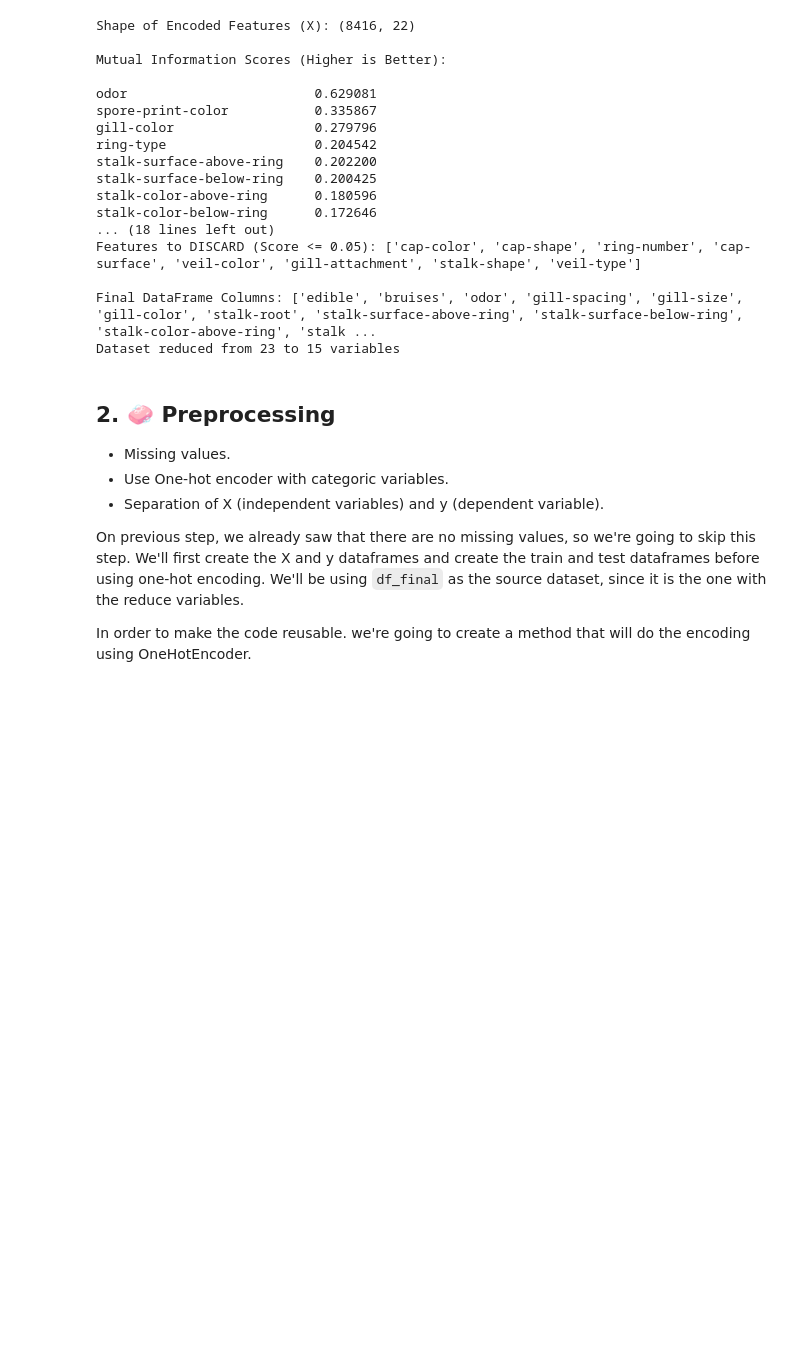
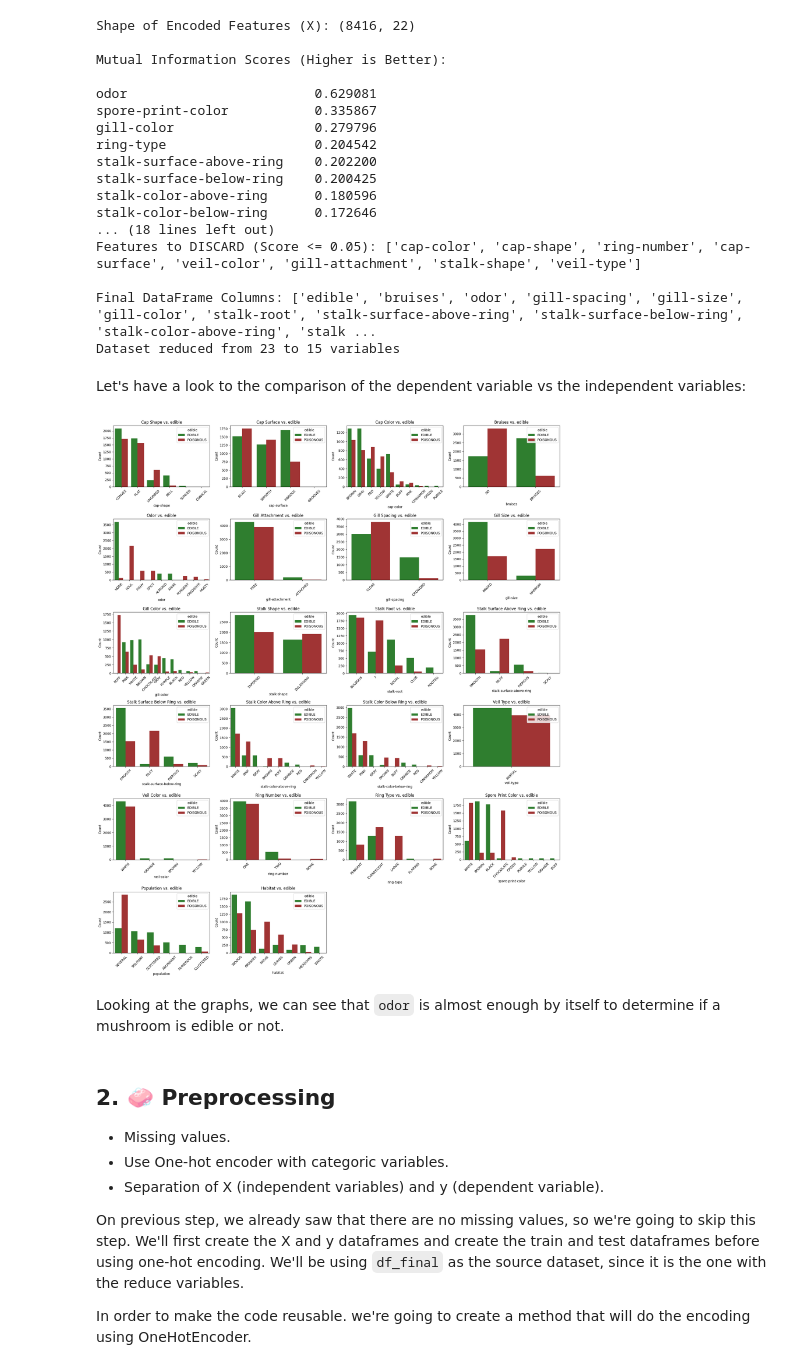
Before and after one commit to Bootcamp-IA-P5/proyecto8-oscar-rodriguez, a Jupyter notebook: mushrooms.ipynb, the cells around one changed output. Cells and saved outputs as stored; diff of their text form; code cells hidden in the pictures; blank space fills up the shorter version.

```diff
--- a/mushrooms.ipynb
+++ b/mushrooms.ipynb
@@ -168,6 +168,63 @@ Features to DISCARD (Score <= 0.05): ['cap-color', 'cap-shape', 'ring-number', '
 
 Final DataFrame Columns: ['edible', 'bruises', 'odor', 'gill-spacing', 'gill-size', 'gill-color', 'stalk-root', 'stalk-surface-above-ring', 'stalk-surface-below-ring', 'stalk-color-above-ring', 'stalk ...
 Dataset reduced from 23 to 15 variables
+# %% [markdown]
+Let's have a look to the comparison of the dependent variable vs the independent variables:
+# %%
+import matplotlib.pyplot as plt
+import seaborn as sns
+
+def create_feature_vs_class_plots(df, target):
+    if 'KMeans_Cluster' in df.columns:
+        df = df.drop(columns=['KMeans_Cluster'])
+
+    X = df.drop(columns=[target])
+    y = df[target]
+
+    # Set up the figure size for better viewing
+    n_features = len(X.columns)
+
+    # We'll plot 4 charts per row
+    rows = (n_features + 3) // 4
+    fig, axes = plt.subplots(rows, 4, figsize=(20, 4 * rows))
+    axes = axes.flatten() # Flatten the 2D array of axes for easy indexing
+
+    # Define the color palette
+    palette = {'EDIBLE': 'forestgreen', 'POISONOUS': 'firebrick'}
+
+    # 2. Iterate and Create Count Plots
+    for i, column in enumerate(X):
+        if i < len(axes): # Ensure we don't go out of bounds
+            ax = axes[i]
+            # Use sns.countplot for categorical vs categorical visualization
+            sns.countplot(
+                x=column,
+                hue=target,
+                data=df,
+                palette=palette,
+                order=df[column].value_counts().index, # Order bars by count
+                ax=ax
+            )
+            ax.set_title(f'{column.replace("-", " ").title()} vs. {target}')
+            ax.set_xlabel(column)
+            ax.set_ylabel('Count')
+            ax.tick_params(axis='x', rotation=45) # Rotate x-labels for readability
+            ax.legend(title=target, loc='upper right')
+
+    # 3. Clean up and Display
+    # Hide any unused subplots
+    for j in range(i + 1, len(axes)):
+        fig.delaxes(axes[j])
+
+    plt.tight_layout()
+    plt.show()
+
+# Execute the function
+create_feature_vs_class_plots(df, 'edible')
+# %% [output]
+[figure, added]
+# %% [markdown]
+Looking at the graphs, we can see that `odor` is almost enough by itself to determine if a mushroom is edible or not.
 # %% [markdown]
 ## 2. 🧼 Preprocessing
 
```
Also changed, not shown: parts of 3 cells of this notebook.
